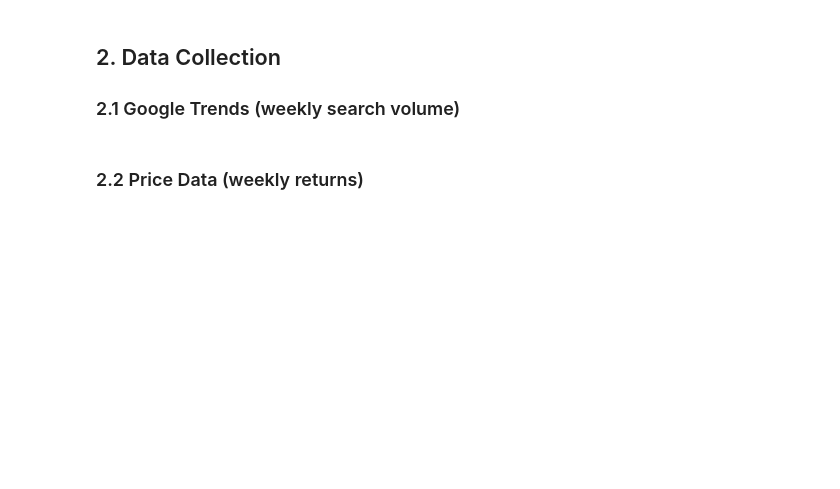
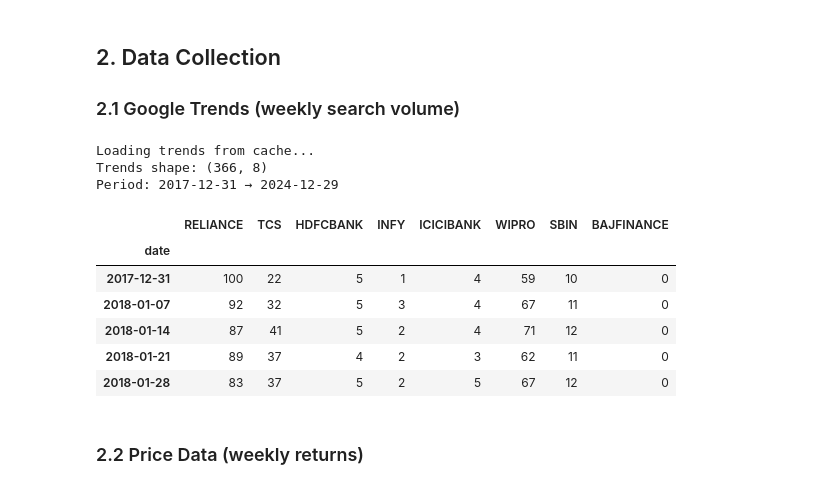
Before and after one commit to sabarishvar/google-trends-alpha-nse, a Jupyter notebook: notebooks/google_trends_alpha.ipynb, the cells around one changed output. Saved outputs shown, nothing was run; the diff lists cells and outputs as text; code cells hidden in the pictures; blank space fills up the shorter version.

```diff
--- a/notebooks/google_trends_alpha.ipynb
+++ b/notebooks/google_trends_alpha.ipynb
@@ -60,47 +63,64 @@ print('Libraries loaded.')
 # %%
 import os
 os.makedirs('../data', exist_ok=True)
 os.makedirs('../figures', exist_ok=True)
 
 TRENDS_CACHE = '../data/trends_raw.csv'
 
-def fetch_trends(keywords, start, end, geo='IN', sleep=2):
+def fetch_trends_yearly(keywords, start_year, end_year, geo='IN', sleep=5):
     """
-    Fetch weekly Google Trends for a list of keywords.
-    Batches of 5 (pytrends limit), sleeps between calls to avoid rate limiting.
+    Fetch weekly Google Trends year by year (avoids monthly aggregation).
+    pytrends returns weekly data only for ranges < ~9 months.
     """
-    pytrends = TrendReq(hl='en-US', tz=330)  # IST
-    all_dfs  = []
+    from pytrends.request import TrendReq
+    pytrends = TrendReq(hl='en-US', tz=330)
+    all_dfs = []
 
-    # pytrends allows max 5 keywords per request
-    batches = [keywords[i:i+5] for i in range(0, len(keywords), 5)]
+    for year in range(start_year, end_year + 1):
+        timeframe = f'{year}-01-01 {year}-12-31'
+        batches = [keywords[i:i+5] for i in range(0, len(keywords), 5)]
+        year_dfs = []
+        for batch in batches:
+            try:
+                pytrends.build_payload(batch, timeframe=timeframe, geo=geo)
+                df = pytrends.interest_over_time()
+                if 'isPartial' in df.columns:
+                    df = df.drop(columns=['isPartial'])
+                year_dfs.append(df)
+                time.sleep(sleep)
+            except Exception as e:
+                print(f'Error {year} {batch}: {e}')
+                time.sleep(10)
+        if year_dfs:
+            all_dfs.append(pd.concat(year_dfs, axis=1))
+        print(f'Done {year}: {len(all_dfs[-1]) if all_dfs else 0} weeks')
 
-    for batch in batches:
-        pytrends.build_payload(
-            batch,
-            timeframe=f'{start} {end}',
-            geo=geo
-        )
-        df = pytrends.interest_over_time()
-        if 'isPartial' in df.columns:
-            df = df.drop(columns=['isPartial'])
-        all_dfs.append(df)
-        time.sleep(sleep)
-
-    return pd.concat(all_dfs, axis=1)
+    return pd.concat(all_dfs).sort_index()
 
 if os.path.exists(TRENDS_CACHE):
     print('Loading trends from cache...')
     trends_raw = pd.read_csv(TRENDS_CACHE, index_col=0, parse_dates=True)
 else:
-    print('Fetching from Google Trends API...')
-    trends_raw = fetch_trends(list(STOCKS.keys()), START, END)
+    print('Fetching from Google Trends API year by year...')
+    trends_raw = fetch_trends_yearly(list(STOCKS.keys()), 2018, 2024)
+    trends_raw = trends_raw[~trends_raw.index.duplicated(keep='first')]
     trends_raw.to_csv(TRENDS_CACHE)
     print('Saved to cache.')
 
 print(f'Trends shape: {trends_raw.shape}')
 print(f'Period: {trends_raw.index[0].date()} → {trends_raw.index[-1].date()}')
 trends_raw.head()
+# %% [output]
+Loading trends from cache...
+Trends shape: (366, 8)
+Period: 2017-12-31 → 2024-12-29
+|  | RELIANCE | TCS | HDFCBANK | INFY | ICICIBANK | WIPRO | SBIN | BAJFINANCE |
+| date |  |  |  |  |  |  |  |  |
+| 2017-12-31 | 100 | 22 | 5 | 1 | 4 | 59 | 10 | 0 |
+| 2018-01-07 | 92 | 32 | 5 | 3 | 4 | 67 | 11 | 0 |
+| 2018-01-14 | 87 | 41 | 5 | 2 | 4 | 71 | 12 | 0 |
+| 2018-01-21 | 89 | 37 | 4 | 2 | 3 | 62 | 11 | 0 |
+| 2018-01-28 | 83 | 37 | 5 | 2 | 5 | 67 | 12 | 0 |
 # %% [markdown]
 ### 2.2 Price Data (weekly returns)
 # %%
```
Also changed, not shown: parts of 14 cells of this notebook, 6 other files.
